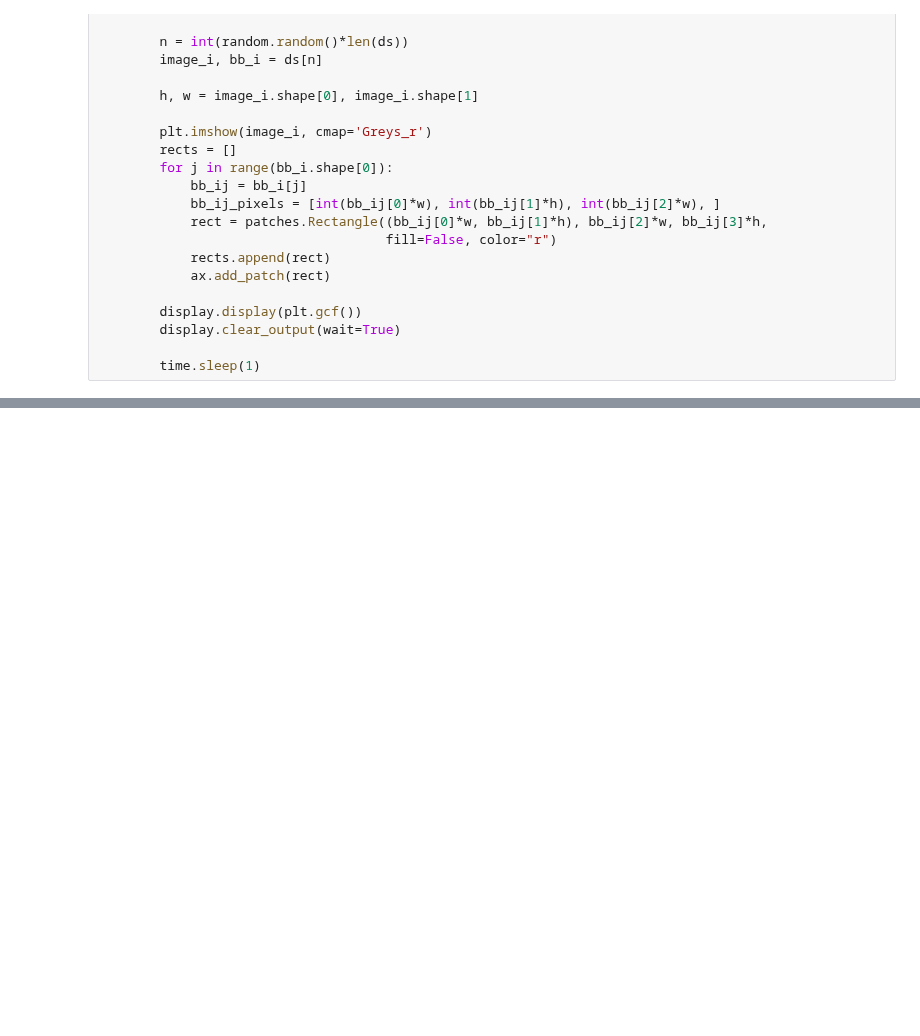
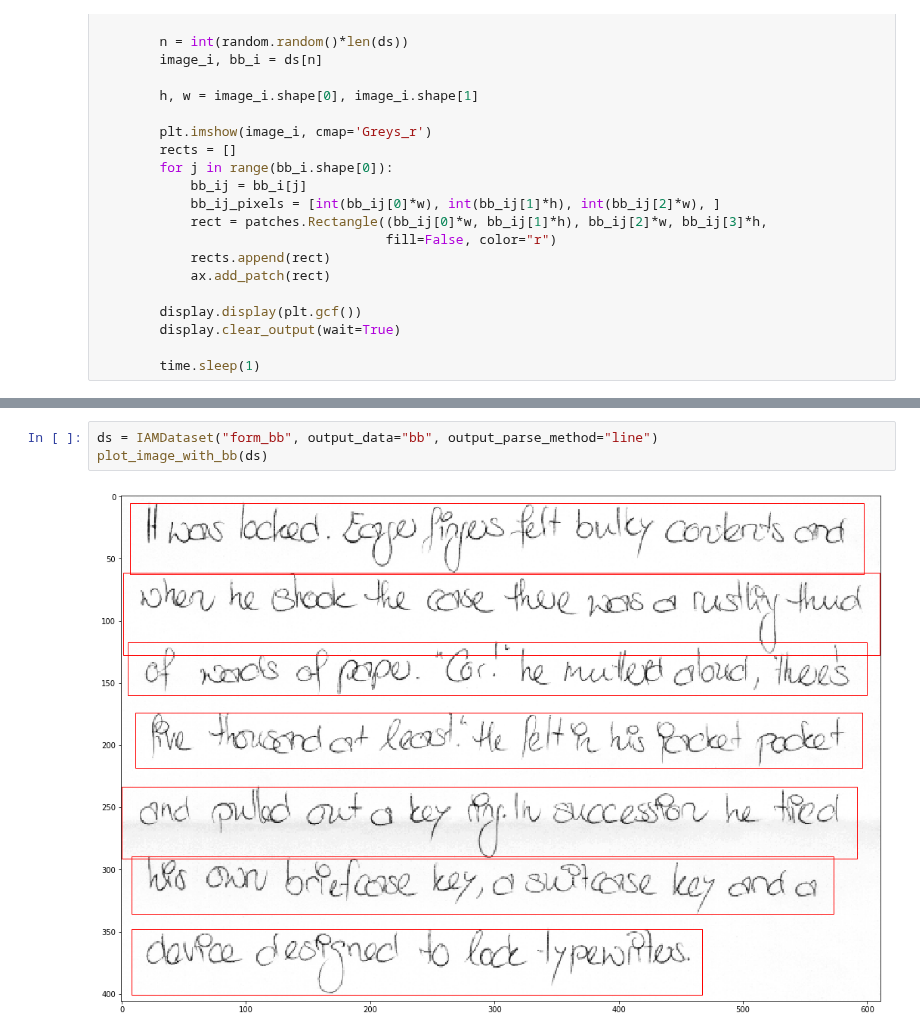
Before and after one commit to awslabs/handwritten-text-recognition-for-apache-mxnet, a Jupyter notebook: utils/test_iam_dataset.ipynb, the cells around one changed output, grey strips where cells are left out. Saved outputs shown, nothing was run; the diff lists cells and outputs as text; blank space fills up the shorter version.

Commit message:
Updated iam dataset for cropped forms

```diff
--- a/utils/test_iam_dataset.ipynb
+++ b/utils/test_iam_dataset.ipynb
@@ -88,0 +89,5 @@ plot_image_with_bb(ds)
+# %%
+ds = IAMDataset("form_bb", output_data="bb", output_parse_method="line")
+plot_image_with_bb(ds)
+# %% [output]
+[figure, added]
```
Also changed, not shown: parts of 6 cells of this notebook, 1 other file.
